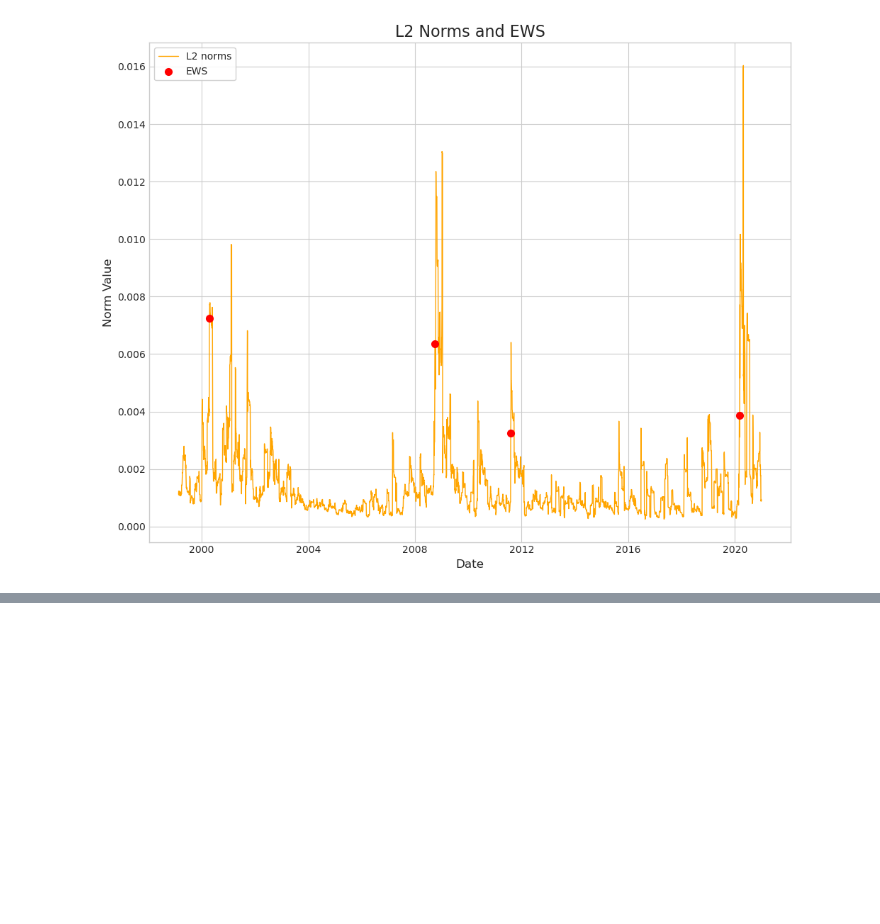
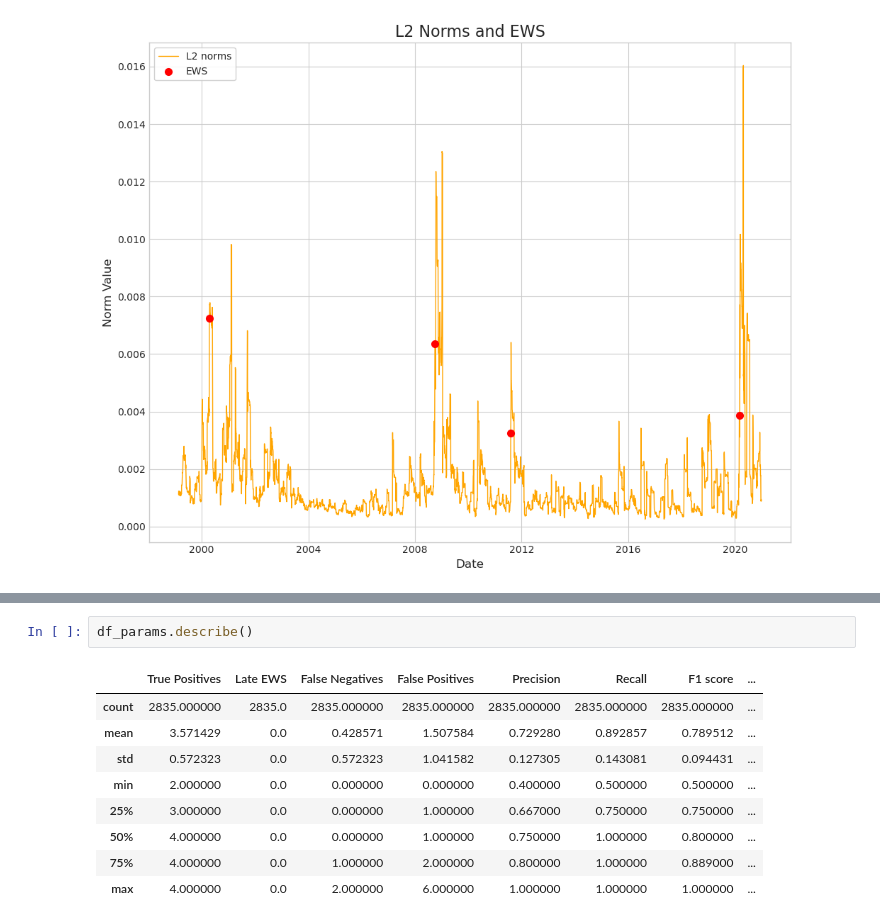
Before and after one commit to categn/Topological_ML, a Jupyter notebook: US_analysis.ipynb, the cells around one changed output, grey strips where cells are left out. Drawn from its saved outputs; the diff is of its cells as text; blank space fills up the shorter version.

```diff
--- a/US_analysis.ipynb
+++ b/US_analysis.ipynb
@@ -496,0 +543,12 @@ plt.show()
+# %%
+df_params.describe()
+# %% [output]
+|  | True Positives | Late EWS | False Negatives | False Positives | Precision | Recall | F1 score | ... |
+| count | 2835.000000 | 2835.0 | 2835.000000 | 2835.000000 | 2835.000000 | 2835.000000 | 2835.000000 | ... |
+| mean | 3.571429 | 0.0 | 0.428571 | 1.507584 | 0.729280 | 0.892857 | 0.789512 | ... |
+| std | 0.572323 | 0.0 | 0.572323 | 1.041582 | 0.127305 | 0.143081 | 0.094431 | ... |
+| min | 2.000000 | 0.0 | 0.000000 | 0.000000 | 0.400000 | 0.500000 | 0.500000 | ... |
+| 25% | 3.000000 | 0.0 | 0.000000 | 1.000000 | 0.667000 | 0.750000 | 0.750000 | ... |
+| 50% | 4.000000 | 0.0 | 0.000000 | 1.000000 | 0.750000 | 1.000000 | 0.800000 | ... |
+| 75% | 4.000000 | 0.0 | 1.000000 | 2.000000 | 0.800000 | 1.000000 | 0.889000 | ... |
+| max | 4.000000 | 0.0 | 2.000000 | 6.000000 | 1.000000 | 1.000000 | 1.000000 | ... |
```
Also changed, not shown: parts of 10 cells of this notebook, 4 other files.
